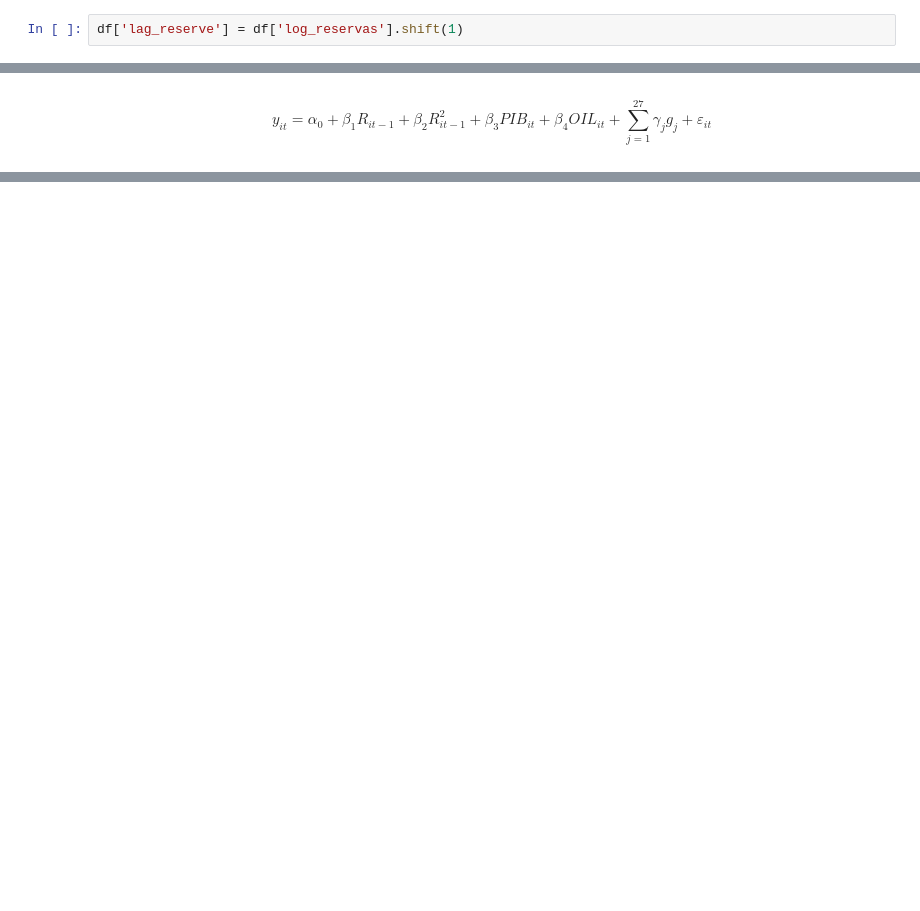
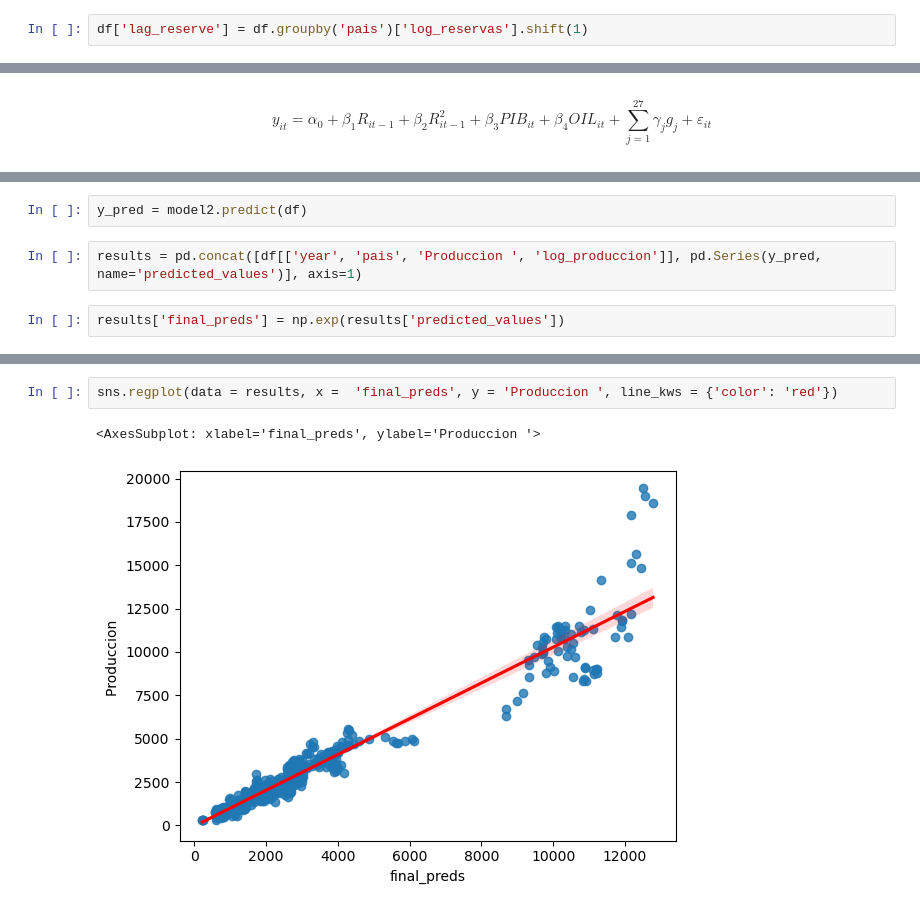
Before and after one commit to remg1997/time_series, a Jupyter notebook: Taller1/Taller1.ipynb, the cells around one changed output, grey strips where cells are left out. Saved outputs shown, nothing was run; the diff lists cells and outputs as text; blank space fills up the shorter version.

```diff
--- a/Taller1/Taller1.ipynb
+++ b/Taller1/Taller1.ipynb
@@ -112,5 +111,5 @@ $$
 # %%
-df['lag_reserve'] = df['log_reservas'].shift(1)
+df['lag_reserve'] = df.groupby('pais')['log_reservas'].shift(1)
 # %%
 df['lag_resq'] = np.square(df['lag_reserve'])
 # %%
@@ -173,0 +197,6 @@ Notes:
+# %%
+y_pred = model2.predict(df)
+# %%
+results = pd.concat([df[['year', 'pais', 'Produccion ', 'log_produccion']], pd.Series(y_pred, name='predicted_values')], axis=1)
+# %%
+results['final_preds'] = np.exp(results['predicted_values'])
@@ -173,0 +223,5 @@ Notes:
+# %%
+sns.regplot(data = results, x =  'final_preds', y = 'Produccion ', line_kws = {'color': 'red'})
+# %% [output]
+<AxesSubplot: xlabel='final_preds', ylabel='Produccion '>
+[figure, added]
```
Also changed, not shown: parts of 9 cells of this notebook.
